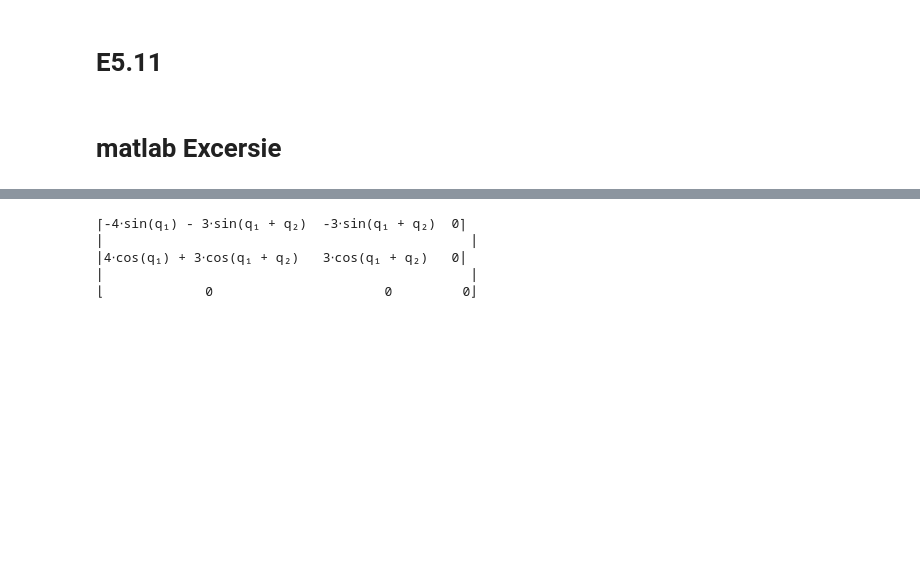
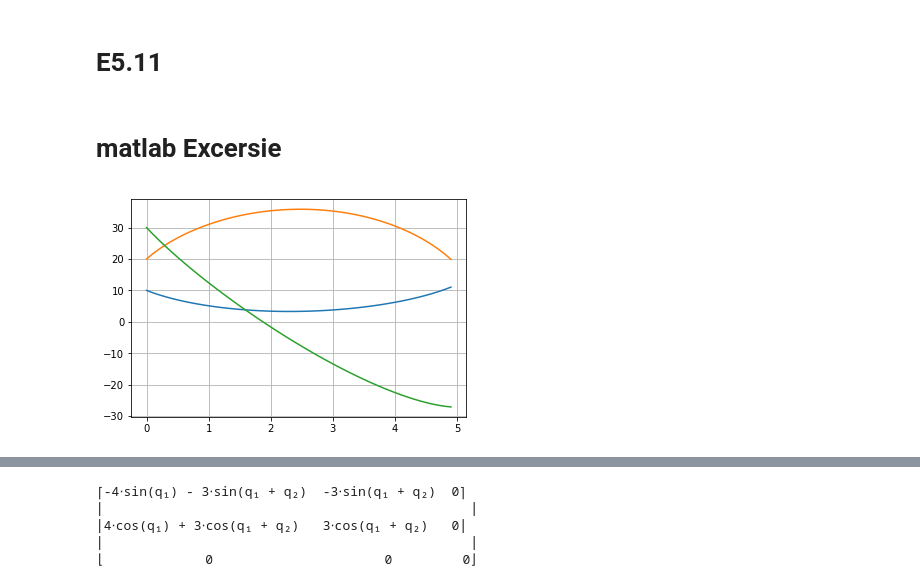
Before and after one commit to JafarAbdi/RoboMC, a Jupyter notebook: chapter5.ipynb, the cells around one changed output, grey strips where cells are left out. Cells and saved outputs as stored; diff of their text form; code cells hidden in the pictures; blank space fills up the shorter version.

```diff
--- a/chapter5.ipynb
+++ b/chapter5.ipynb
@@ -187,0 +181,47 @@ P04 = T04[:2,3]
+# %%
+%matplotlib inline
+def Jacobian(theta):
+    q1 = theta[0]
+    q2 = theta[1]
+    q3 = theta[2]
+    l1 = 4
+    l2 = 3
+    l3 = 2
+    return np.array([[-l1*np.sin(q1) -l2*sin(q1+q2) -l3*sin(q1+q2+q3), -l2*sin(q1+q2) -l3*sin(q1+q2+q3), -l3*sin(q1+q2+q3)],
+                     [  l1*cos(q1) + l2*cos(q1+q2) + l3*cos(q1+q2+q3), l2*cos(q1+q2) + l3*cos(q1+q2+q3),  l3*cos(q1+q2+q3)],
+                     [                                              1,                                1,                 1]],dtype=np.float)
+
+def rot(y, t):
+    xdot = np.array([[0.2],[-0.3],[-0.2]])
+    dydt = np.dot(np.linalg.pinv(Jacobian(y)), xdot).reshape((3,))
+    return dydt
+
+def fk(q1, q2, q3):
+    l1 = 4
+    l2 = 3
+    l3 = 2
+    return np.array([[4*np.cos(q1) + 3*np.cos(q1 + q2) + 2*np.cos(q1 + q2 + q3)],
+                     [4*np.sin(q1) + 3*np.sin(q1 + q2) + 2*np.sin(q1 + q2 + q3)],
+                     [          q1 +                q2 +                     q3]],dtype=np.float64)
+# %%
+t0 = 0
+t1 = 5
+dt = 0.1
+tspan = np.arange(t0, t1, dt)
+xdot = np.array([[0.2],[-0.3],[-0.2]])
+y0 = np.deg2rad(np.array([[10], [20], [30]]))
+y = y0.copy()
+ys = y0.copy()
+J = []
+J.append(np.linalg.det(Jacobian(y[:, 0])))
+for t in tspan[1:]:
+    dydt = np.dot(np.linalg.pinv(Jacobian(y[:, 0])), xdot).reshape((3,1))
+    y += dydt * dt
+    ys = np.hstack((ys, y))
+    J.append(np.linalg.det(Jacobian(y[:, 0])))
+ys = np.rad2deg(ys.T)
+# %%
+plt.plot(tspan, ys[:,0], tspan, ys[:,1], tspan, ys[:,2])
+plt.grid(true)
+# %% [output]
+[figure, added]
```
Also changed, not shown: parts of 13 cells of this notebook.
